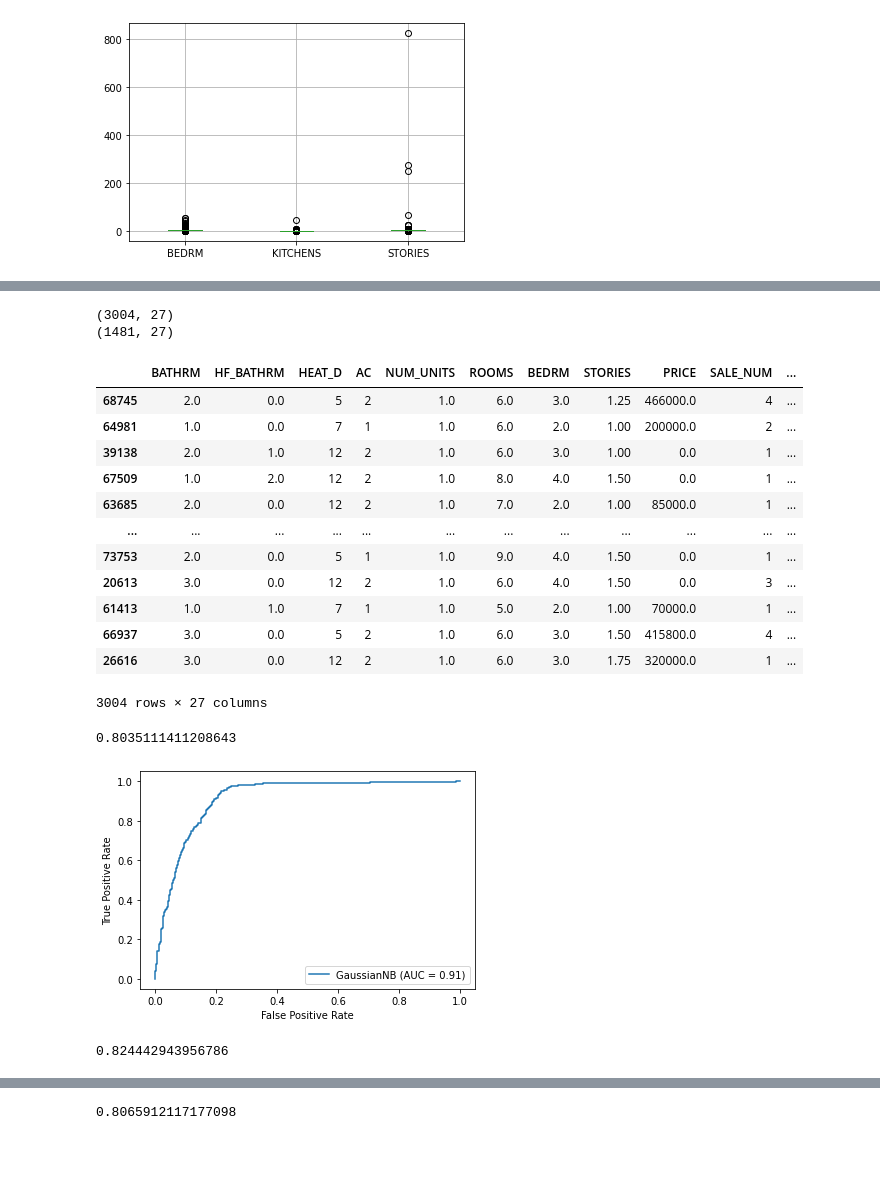
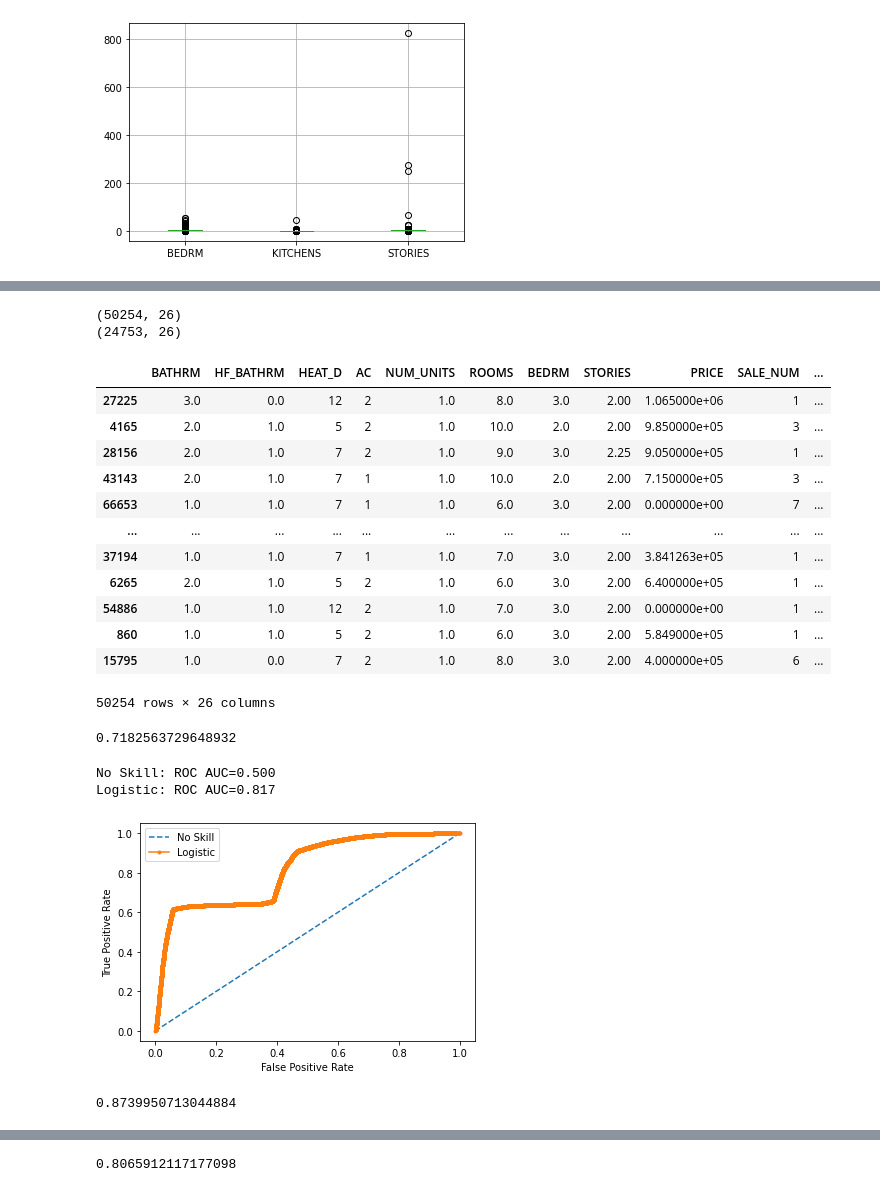
Before and after one commit to Hamza1122/Classification-Task, a Jupyter notebook: Untitled125.ipynb, the cells around one changed output, grey strips where cells are left out. Cells and saved outputs as stored; diff of their text form; code cells hidden in the pictures; blank space fills up the shorter version.

```diff
--- a/Untitled125.ipynb
+++ b/Untitled125.ipynb
@@ -29,7 +29,7 @@ df.shape
 # %% [output]
 (75007, 38)
 # %%
-df=df.drop(['SALEDATE','GIS_LAST_MOD_DTTM','row ID','AYB','YR_RMDL','BLDG_NUM','STRUCT','HEAT','EYB','GBA'],axis=1)
+df=df.drop(['SALEDATE','GIS_LAST_MOD_DTTM','row ID','AYB','YR_RMDL','BLDG_NUM','STRUCT','HEAT','EYB','GBA','LANDAREA'],axis=1)
 # %%
 df.describe()
 # %% [output]
@@ -159,14 +159,14 @@ std = df['BATHRM'].std()
 #price_mean =df['PRICE'].mean()
 #price_std = df['PRICE'].std()
 # %%
-for values in df[['PRICE','BATHRM','STORIES']]:
-  Q1=df[values].quantile(0.25)
-  Q3=df[values].quantile(0.75)
-  IQR=Q3-Q1
-  print(Q1)
-  print(Q3)
-  print(IQR)
-  Lower_Whisker = Q1-1.5 * IQR
-  Upper_Whisker =Q3 + 1.5 * IQR
-  print(Lower_Whisker, Upper_Whisker)
-  df = df[df[values]< Upper_Whisker]
+# for values in df[['PRICE','BATHRM','STORIES']]:
+#   Q1=df[values].quantile(0.25)
+#   Q3=df[values].quantile(0.75)
+#   IQR=Q3-Q1
+#   print(Q1)
+#   print(Q3)
+#   print(IQR)
+#   Lower_Whisker = Q1-1.5 * IQR
+#   Upper_Whisker =Q3 + 1.5 * IQR
+#   print(Lower_Whisker, Upper_Whisker)
+#   df = df[df[values]< Upper_Whisker]
@@ -235,8 +222,8 @@ dtype: object
 #df.isnull().sum()
 from sklearn.preprocessing import MinMaxScaler
 scaler = MinMaxScaler()
-data=['BATHRM','HF_BATHRM','NUM_UNITS','ROOMS','BEDRM','STORIES','PRICE','SALE_NUM','STYLE','GRADE','CNDTN','EXTWALL',
-      'ROOF','INTWALL','KITCHENS','FIREPLACES','USECODE','LANDAREA','QUALIFIED']
+data=['BATHRM','HF_BATHRM','NUM_UNITS','ROOMS','BEDRM','STORIES','SALE_NUM','STYLE','GRADE','CNDTN','EXTWALL',
+      'ROOF','INTWALL','KITCHENS','FIREPLACES','USECODE','QUALIFIED','PRICE']
 
 for null_values in data:
   df[null_values].fillna(df[null_values].mean(), inplace=True)
@@ -291,22 +278,22 @@ X_train, X_test, y_train, y_test = train_test_split(X, Y, test_size=0.33, random
 print(X_train.shape)
 print(X_test.shape)
 # %% [output]
-(3004, 27)
-(1481, 27)
+(50254, 26)
+(24753, 26)
 # %%
 X_train
 # %% [output]
 |  | BATHRM | HF_BATHRM | HEAT_D | AC | NUM_UNITS | ROOMS | BEDRM | STORIES | PRICE | SALE_NUM | ... |
-| 68745 | 2.0 | 0.0 | 5 | 2 | 1.0 | 6.0 | 3.0 | 1.25 | 466000.0 | 4 | ... |
-| 64981 | 1.0 | 0.0 | 7 | 1 | 1.0 | 6.0 | 2.0 | 1.00 | 200000.0 | 2 | ... |
-| 39138 | 2.0 | 1.0 | 12 | 2 | 1.0 | 6.0 | 3.0 | 1.00 | 0.0 | 1 | ... |
-| 67509 | 1.0 | 2.0 | 12 | 2 | 1.0 | 8.0 | 4.0 | 1.50 | 0.0 | 1 | ... |
-| 63685 | 2.0 | 0.0 | 12 | 2 | 1.0 | 7.0 | 2.0 | 1.00 | 85000.0 | 1 | ... |
+| 27225 | 3.0 | 0.0 | 12 | 2 | 1.0 | 8.0 | 3.0 | 2.00 | 1.065000e+06 | 1 | ... |
+| 4165 | 2.0 | 1.0 | 5 | 2 | 1.0 | 10.0 | 2.0 | 2.00 | 9.850000e+05 | 3 | ... |
+| 28156 | 2.0 | 1.0 | 7 | 2 | 1.0 | 9.0 | 3.0 | 2.25 | 9.050000e+05 | 1 | ... |
+| 43143 | 2.0 | 1.0 | 7 | 1 | 1.0 | 10.0 | 2.0 | 2.00 | 7.150000e+05 | 3 | ... |
+| 66653 | 1.0 | 1.0 | 7 | 1 | 1.0 | 6.0 | 3.0 | 2.00 | 0.000000e+00 | 7 | ... |
 | ... | ... | ... | ... | ... | ... | ... | ... | ... | ... | ... | ... |
-| 73753 | 2.0 | 0.0 | 5 | 1 | 1.0 | 9.0 | 4.0 | 1.50 | 0.0 | 1 | ... |
-| 20613 | 3.0 | 0.0 | 12 | 2 | 1.0 | 6.0 | 4.0 | 1.50 | 0.0 | 3 | ... |
-| 61413 | 1.0 | 1.0 | 7 | 1 | 1.0 | 5.0 | 2.0 | 1.00 | 70000.0 | 1 | ... |
-| 66937 | 3.0 | 0.0 | 5 | 2 | 1.0 | 6.0 | 3.0 | 1.50 | 415800.0 | 4 | ... |
-| 26616 | 3.0 | 0.0 | 12 | 2 | 1.0 | 6.0 | 3.0 | 1.75 | 320000.0 | 1 | ... |
+| 37194 | 1.0 | 1.0 | 7 | 1 | 1.0 | 7.0 | 3.0 | 2.00 | 3.841263e+05 | 1 | ... |
+| 6265 | 2.0 | 1.0 | 5 | 2 | 1.0 | 6.0 | 3.0 | 2.00 | 6.400000e+05 | 1 | ... |
+| 54886 | 1.0 | 1.0 | 12 | 2 | 1.0 | 7.0 | 3.0 | 2.00 | 0.000000e+00 | 1 | ... |
+| 860 | 1.0 | 1.0 | 5 | 2 | 1.0 | 6.0 | 3.0 | 2.00 | 5.849000e+05 | 1 | ... |
+| 15795 | 1.0 | 0.0 | 7 | 2 | 1.0 | 8.0 | 3.0 | 2.00 | 4.000000e+05 | 6 | ... |
-3004 rows × 27 columns
+50254 rows × 26 columns
 # %%
@@ -319,24 +307,30 @@ y_pred=gnb.predict(X_test)
 from sklearn.metrics import accuracy_score
 accuracy_score(y_test, y_pred)
 # %% [output]
-0.8035111411208643
+0.7182563729648932
 # %%
-lr_probs = model.predict_proba(testX)
+from sklearn.metrics import roc_curve
+from sklearn.metrics import roc_auc_score
+from matplotlib import pyplot
+lr_probs = gnb.predict_proba(X_test)
 lr_probs = lr_probs[:, 1]
-ns_auc = roc_auc_score(testy, ns_probs)
-lr_auc = roc_auc_score(testy, lr_probs)
+ns_probs = [0 for _ in range(len(y_test))]
+ns_auc = roc_auc_score(y_test, ns_probs)
+lr_auc = roc_auc_score(y_test, lr_probs)
 print('No Skill: ROC AUC=%.3f' % (ns_auc))
 print('Logistic: ROC AUC=%.3f' % (lr_auc))
-ns_fpr, ns_tpr, _ = roc_curve(testy, ns_probs)
-lr_fpr, lr_tpr, _ = roc_curve(testy, lr_probs)
+ns_fpr, ns_tpr, _ = roc_curve(y_test, ns_probs)
+lr_fpr, lr_tpr, _ = roc_curve(y_test, lr_probs)
 pyplot.plot(ns_fpr, ns_tpr, linestyle='--', label='No Skill')
 pyplot.plot(lr_fpr, lr_tpr, marker='.', label='Logistic')
 pyplot.xlabel('False Positive Rate')
 pyplot.ylabel('True Positive Rate')
 pyplot.legend()
 pyplot.show()
 # %% [output]
+No Skill: ROC AUC=0.500
+Logistic: ROC AUC=0.817
-[figure, old version]
+[figure, new version]
 # %%
 from sklearn.ensemble import RandomForestClassifier
 from sklearn.datasets import make_classification
@@ -352,4 +346,4 @@ neigh.fit(X_train, y_train)
 y_pred=neigh.predict(X_test)
 accuracy_score(y_test, y_pred)
 # %% [output]
-0.824442943956786
+0.8739950713044884
```
Also changed, not shown: parts of 19 cells of this notebook.
